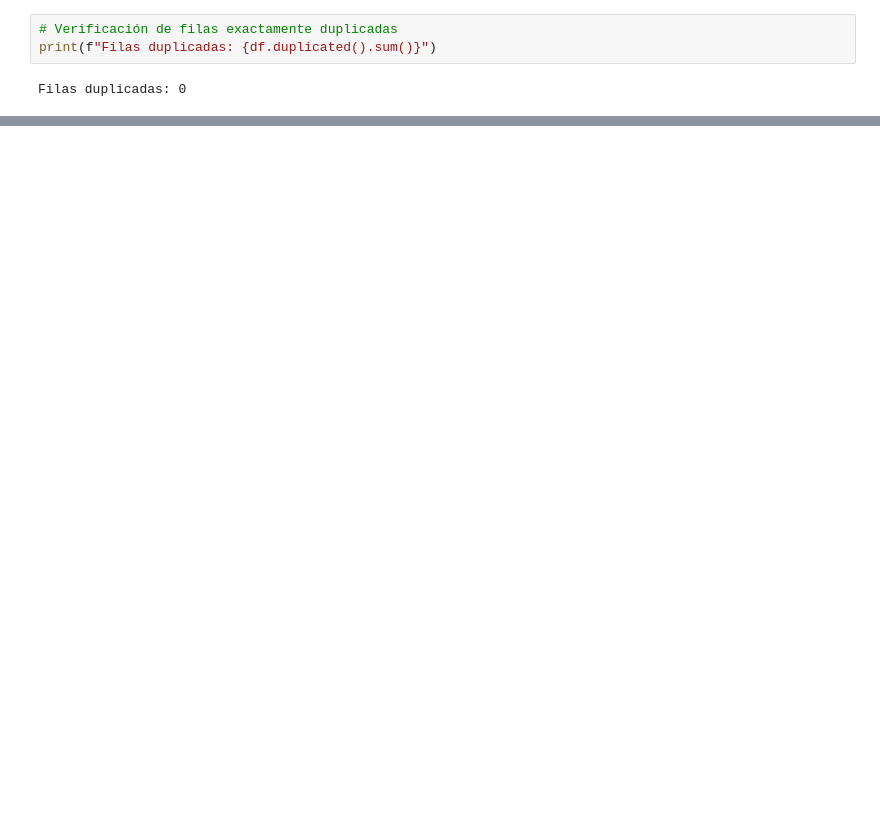
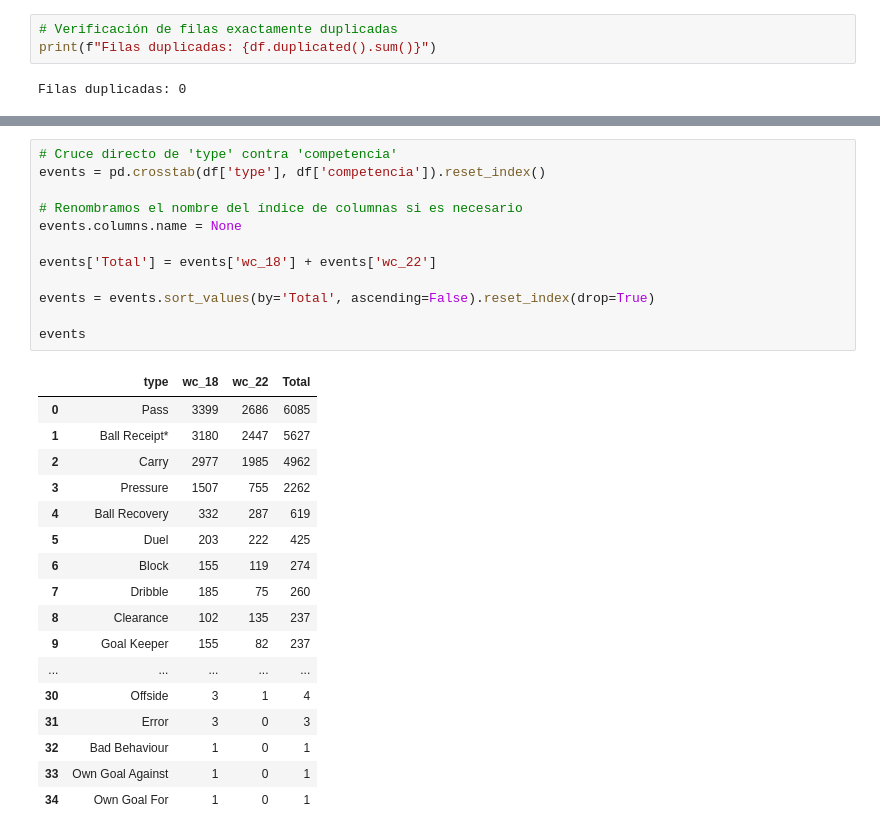
Before and after one commit to jorgezavaleta-R/portafolio-data-analytics, a Jupyter notebook: 01_Football/2_Notebooks/1_exploration.ipynb, the cells around one changed output, grey strips where cells are left out. Saved outputs shown, nothing was run; the diff lists cells and outputs as text; blank space fills up the shorter version.

```diff
--- a/01_Football/2_Notebooks/1_exploration.ipynb
+++ b/01_Football/2_Notebooks/1_exploration.ipynb
@@ -68,0 +69,30 @@ porcentaje_nulos
+# %%
+# Cruce directo de 'type' contra 'competencia'
+events = pd.crosstab(df['type'], df['competencia']).reset_index()
+
+# Renombramos el nombre del índice de columnas si es necesario
+events.columns.name = None
+
+events['Total'] = events['wc_18'] + events['wc_22']
+
+events = events.sort_values(by='Total', ascending=False).reset_index(drop=True)
+
+events
+# %% [output]
+|  | type | wc_18 | wc_22 | Total |
+| 0 | Pass | 3399 | 2686 | 6085 |
+| 1 | Ball Receipt* | 3180 | 2447 | 5627 |
+| 2 | Carry | 2977 | 1985 | 4962 |
+| 3 | Pressure | 1507 | 755 | 2262 |
+| 4 | Ball Recovery | 332 | 287 | 619 |
+| 5 | Duel | 203 | 222 | 425 |
+| 6 | Block | 155 | 119 | 274 |
+| 7 | Dribble | 185 | 75 | 260 |
+| 8 | Clearance | 102 | 135 | 237 |
+| 9 | Goal Keeper | 155 | 82 | 237 |
+| ... | ... | ... | ... | ... |
+| 30 | Offside | 3 | 1 | 4 |
+| 31 | Error | 3 | 0 | 3 |
+| 32 | Bad Behaviour | 1 | 0 | 1 |
+| 33 | Own Goal Against | 1 | 0 | 1 |
+| 34 | Own Goal For | 1 | 0 | 1 |
```
Also changed, not shown: parts of 5 cells of this notebook, 6 other files.
